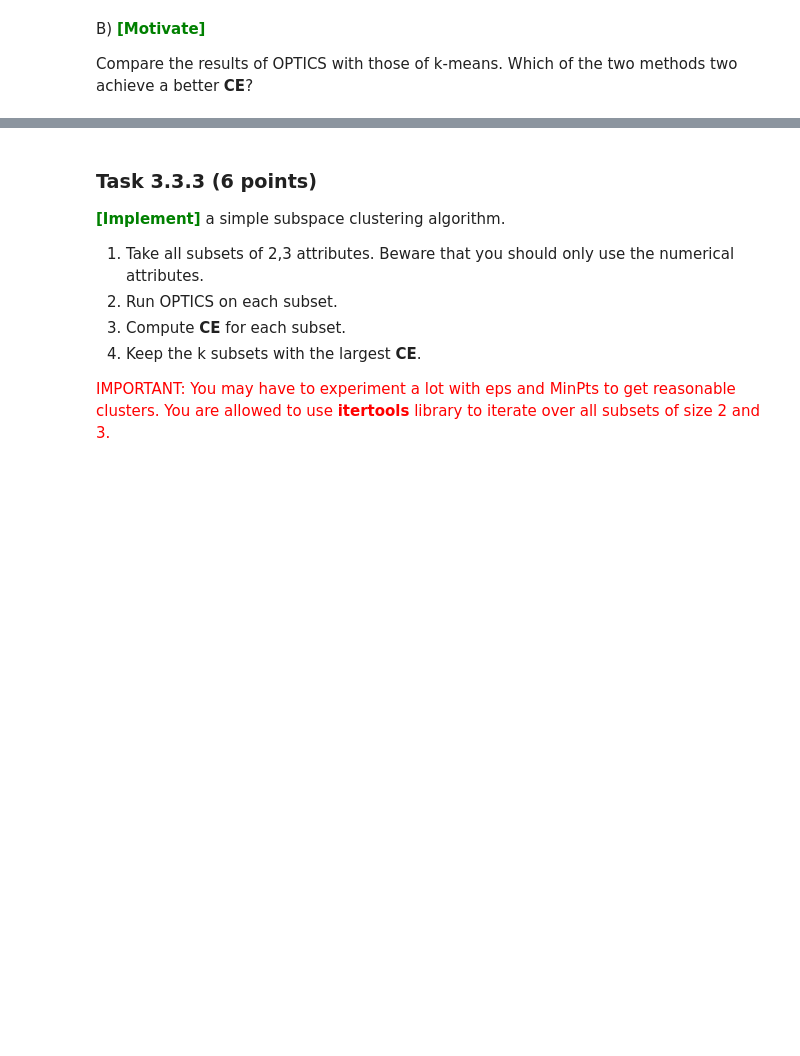
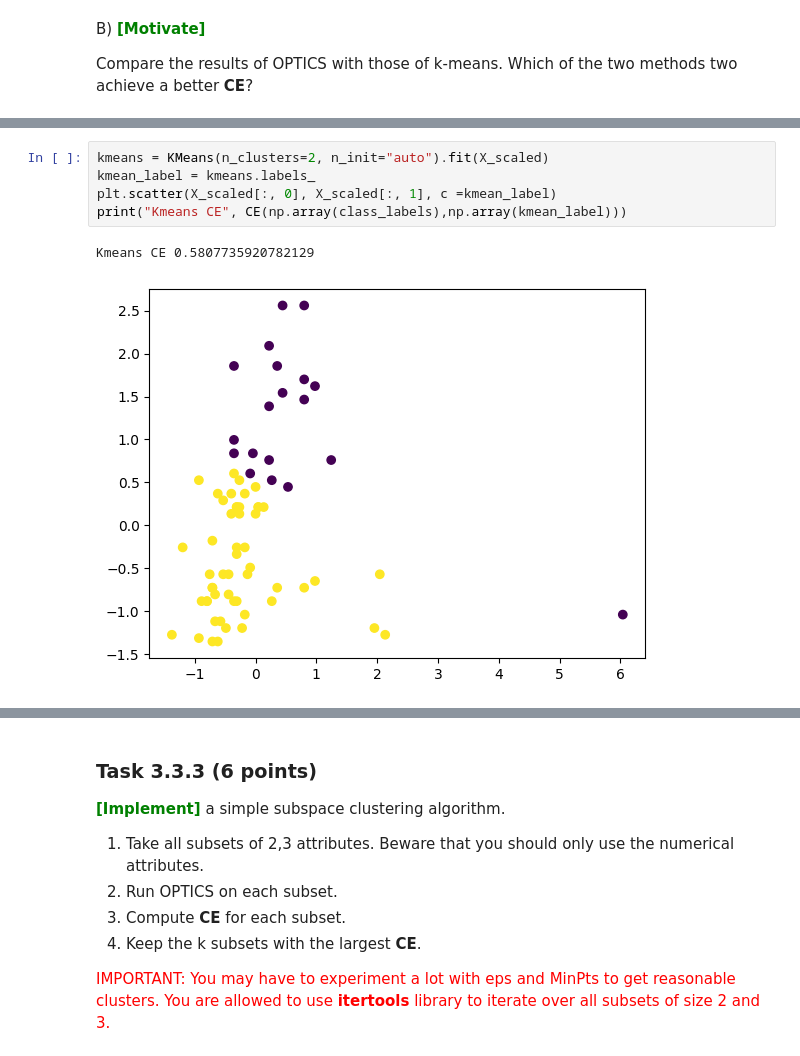
Before and after one commit to Joac1137/dm2023-exercises, a Jupyter notebook: handins/handin1.ipynb, the cells around one changed output, grey strips where cells are left out. Saved outputs shown, nothing was run; the diff lists cells and outputs as text; blank space fills up the shorter version.

```diff
--- a/handins/handin1.ipynb
+++ b/handins/handin1.ipynb
@@ -1345,2 +1356,10 @@ Compare the results of OPTICS with those of k-means. Which of the two methods tw
+# %%
+kmeans = KMeans(n_clusters=2, n_init="auto").fit(X_scaled)
+kmean_label = kmeans.labels_
+plt.scatter(X_scaled[:, 0], X_scaled[:, 1], c =kmean_label)
+print("Kmeans CE", CE(np.array(class_labels),np.array(kmean_label)))
+# %% [output]
+Kmeans CE 0.5807735920782129
+[figure, added]
 # %% [markdown]
 *******************
```
Also changed, not shown: parts of 4 cells of this notebook, 1 other file.
